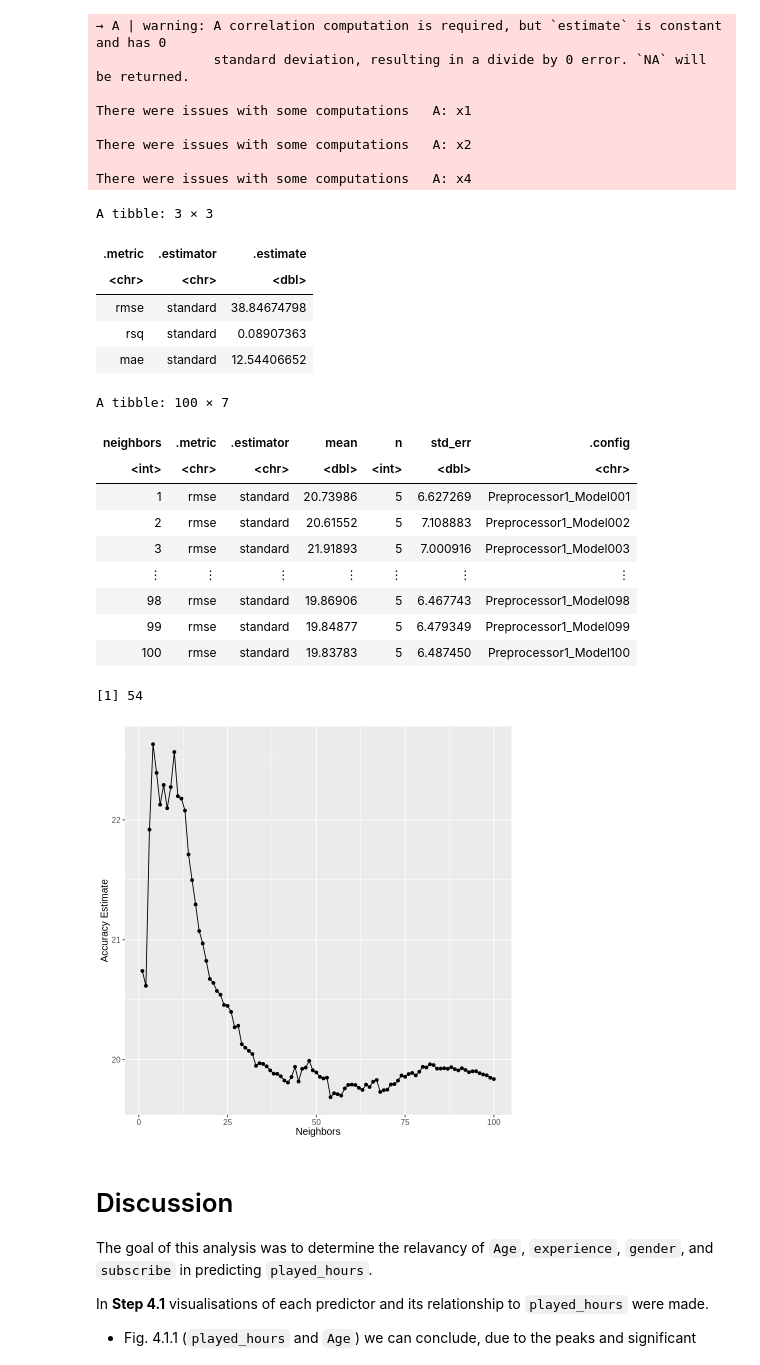
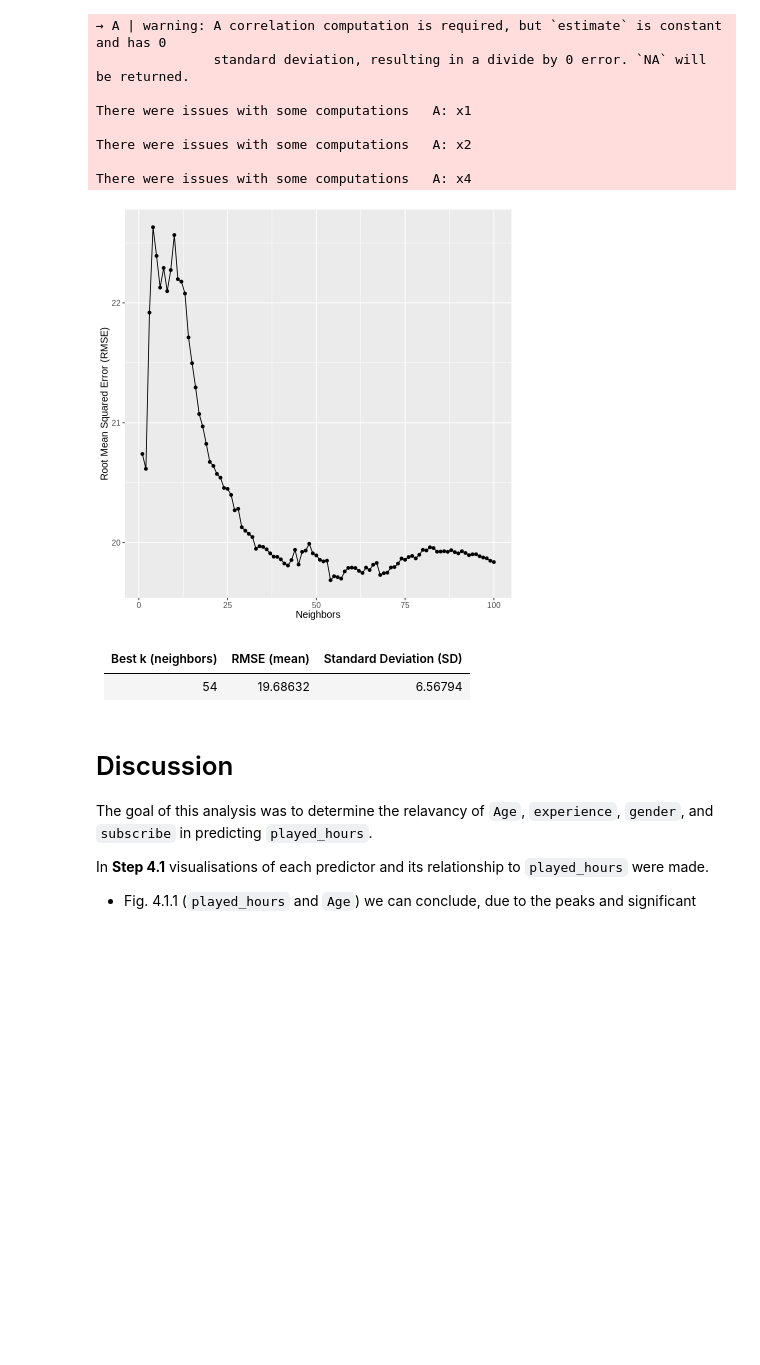
Before and after one commit to wolfgirl43/DSCI-Group-10-Final-Project-, a Jupyter notebook: DSCI100_group10_FinalProject.ipynb, the cells around one changed output. Drawn from its saved outputs; the diff is of its cells as text; code cells hidden in the pictures; blank space fills up the shorter version.

```diff
--- a/DSCI100_group10_FinalProject.ipynb
+++ b/DSCI100_group10_FinalProject.ipynb
@@ -514,22 +514,27 @@ There were issues with some computations   A: x4
 # %%
 set.seed(4153)
 
+#Create 5 fold cross validation.
 players_vfold <- vfold_cv(players_training, v = 5 )
 
-final_recipe <- recipe(played_hours ~ Age + gender + experience + subscribe,
+#Create Recipe.
+knn_recipe <- recipe(played_hours ~ Age + gender + experience + subscribe,
                        data = players_training) |>
   step_dummy(all_nominal_predictors()) |>
   step_scale(all_nominal_predictors()) |>
   step_center(all_nominal_predictors())
 
+#Tune KNN model.
 knn_spec <- nearest_neighbor(weight_func = "rectangular", neighbors = tune()) |>
   set_engine("kknn") |>
   set_mode("regression")
 
+#Create workflow.
 knn_workflow <- workflow() |>
-  add_recipe(final_recipe) |>
+  add_recipe(knn_recipe) |>
   add_model(knn_spec)
 
+#Tune neighbors.
 grid_vals<- tibble(neighbors=1:100)
 
 knn_results <- knn_workflow |>
@@ -538,62 +543,52 @@ knn_results <- knn_workflow |>
     grid = grid_vals)|>
     collect_metrics()
 
+# Find best K (lowest RMSE).
 k_min<- knn_results|>
       filter(.metric == "rmse") |>
       arrange(mean)|>
       slice(1)|>
       pull(neighbors)
+#k_min
 
+#Getting RMSE and standard deviation information for best K.
+best_k_results <- knn_results |>
+  filter(neighbors == 54, .metric == "rmse")
+#best_k_results
+
+#Fit final KNN model.
 final_spec <- nearest_neighbor(weight_func = "rectangular", neighbors = k_min) |>
   set_engine("kknn") |>
   set_mode("regression")
 
 final_fit <- workflow() |>
-  add_recipe(final_recipe) |>
+  add_recipe(knn_recipe) |>
   add_model(final_spec) |>
   fit(data = players_training)
 
+#Evaluate on test set.
 players_summary<- final_fit |>
       predict(players_testing)|>
       bind_cols(players_testing)|>
       metrics(truth = played_hours, estimate = .pred)
-players_summary
+#players_summary
 
+#Plot RMSE vs. K.
 accuracies<- knn_results|>
     filter(.metric == "rmse")
-accuracies
+
 accuracy_vs_k <- ggplot(accuracies, aes(x = neighbors, y = mean)) +
   geom_point() +
   geom_line() +
-  labs(x = "Neighbors", y = "Accuracy Estimate") +
+  labs(x = "Neighbors", y = "Root Mean Squared Error (RMSE)") +
   theme(text = element_text(size = 12))
 accuracy_vs_k
-
-best_k <- knn_results |>
-  filter(.metric == "rmse") |>
-  arrange(mean) |>
-  slice(1) |>
-  pull(neighbors)
-best_k
 # %% [output]
-A tibble: 3 × 3
-| .metric | .estimator | .estimate |
-| <chr> | <chr> | <dbl> |
-| rmse | standard | 38.84674798 |
-| rsq | standard | 0.08907363 |
-| mae | standard | 12.54406652 |
-A tibble: 100 × 7
-| neighbors | .metric | .estimator | mean | n | std_err | .config |
-| <int> | <chr> | <chr> | <dbl> | <int> | <dbl> | <chr> |
-| 1 | rmse | standard | 20.73986 | 5 | 6.627269 | Preprocessor1_Model001 |
-| 2 | rmse | standard | 20.61552 | 5 | 7.108883 | Preprocessor1_Model002 |
-| 3 | rmse | standard | 21.91893 | 5 | 7.000916 | Preprocessor1_Model003 |
-| ⋮ | ⋮ | ⋮ | ⋮ | ⋮ | ⋮ | ⋮ |
-| 98 | rmse | standard | 19.86906 | 5 | 6.467743 | Preprocessor1_Model098 |
-| 99 | rmse | standard | 19.84877 | 5 | 6.479349 | Preprocessor1_Model099 |
-| 100 | rmse | standard | 19.83783 | 5 | 6.487450 | Preprocessor1_Model100 |
-[1] 54
-[figure, old version]
+[figure, new version]
+# %% [markdown]
+| Best k (neighbors) | RMSE (mean) | Standard Deviation (SD)   |
+|-------------------|-------------|-------|
+| 54                | 19.68632    |  6.56794|
 # %% [markdown]
 # Discussion #
 
```
